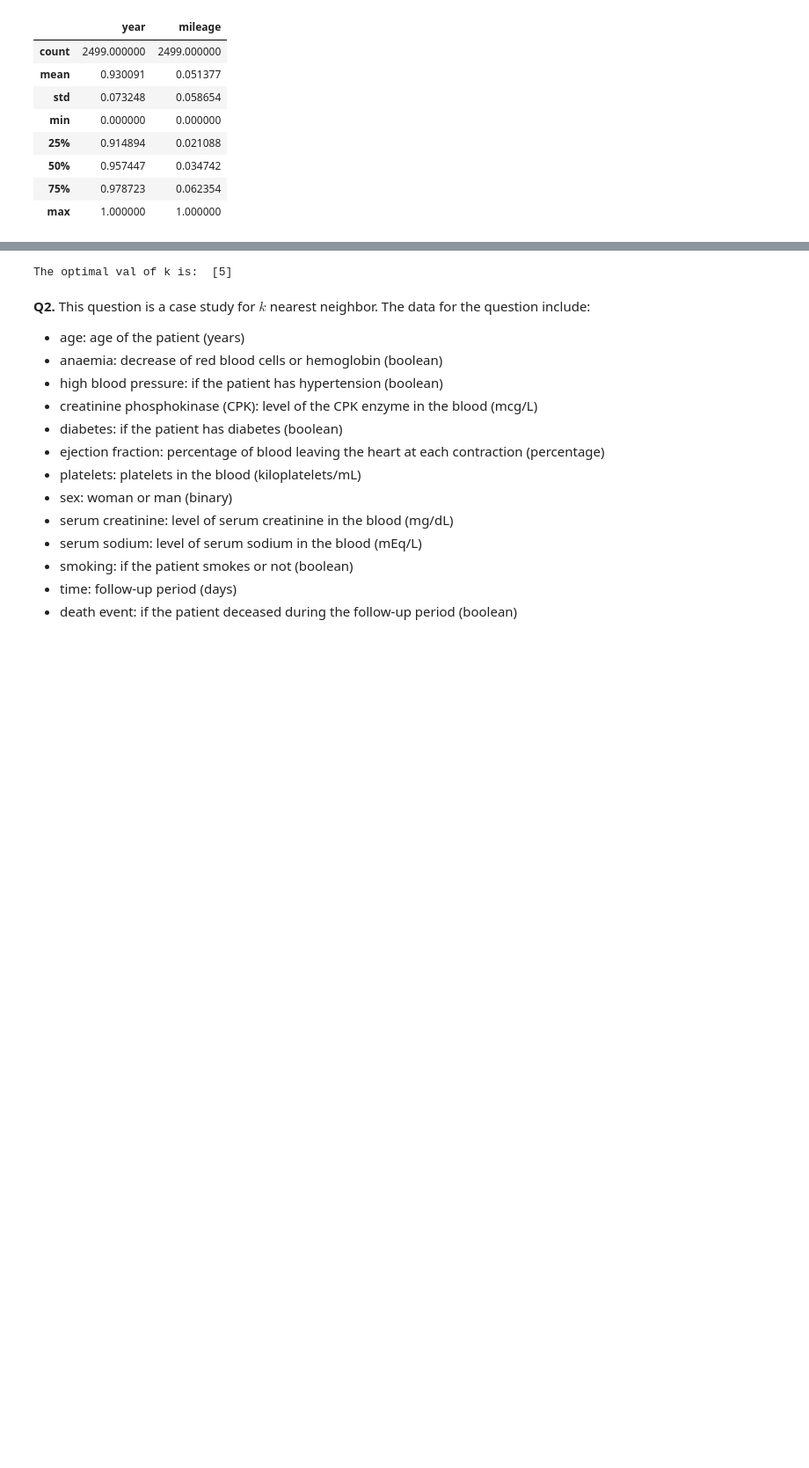
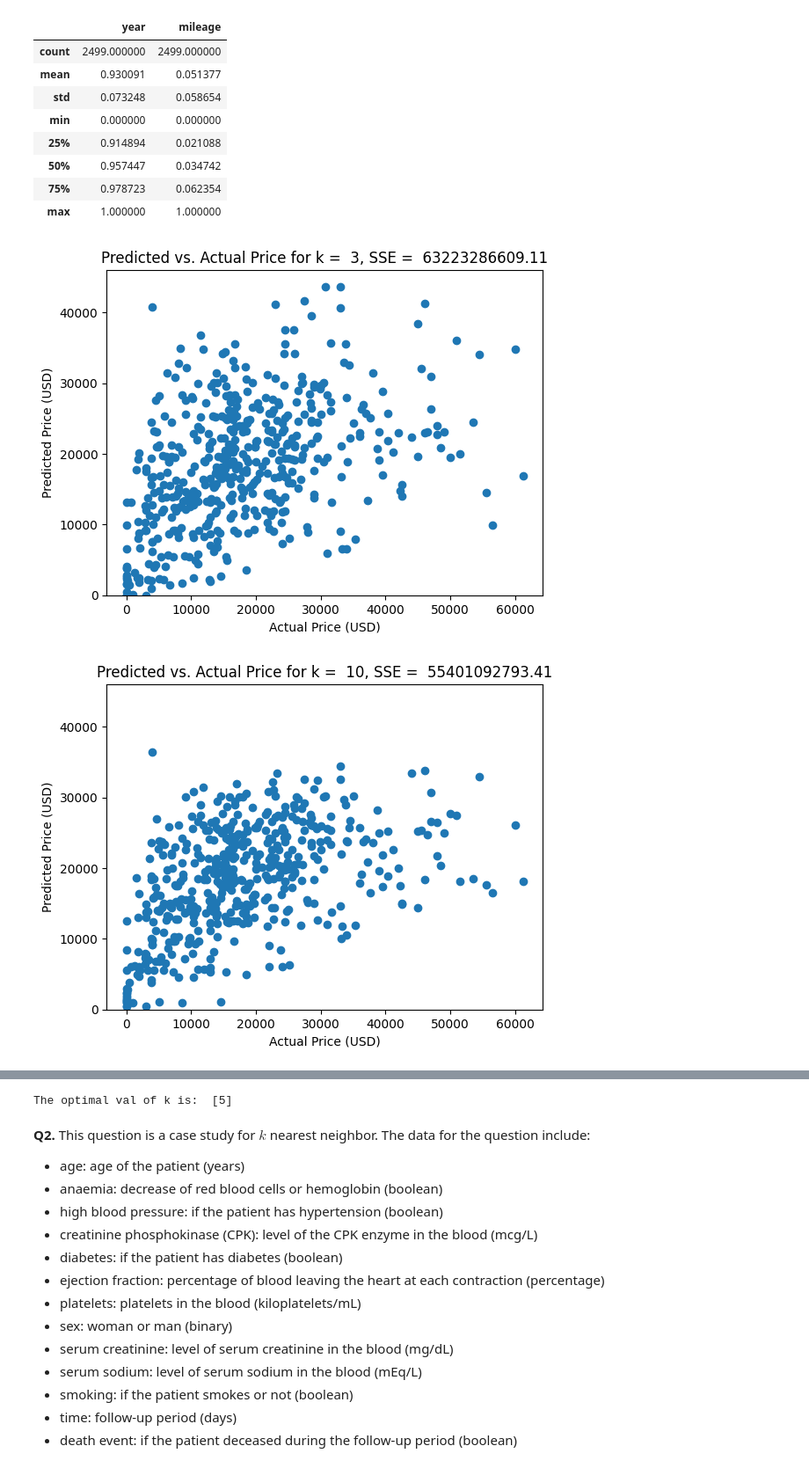
Before and after one commit to vrhughes/knn, a Jupyter notebook: assignment_knn.ipynb, the cells around one changed output, grey strips where cells are left out. Shown: that part at 88% size. Drawn from its saved outputs; the diff is of its cells as text; code cells hidden in the pictures; blank space fills up the shorter version.

```diff
--- a/assignment_knn.ipynb
+++ b/assignment_knn.ipynb
@@ -82,24 +88,34 @@ X_train, X_test, y_train, y_test = train_test_split(feature, price, test_size=0.
 # %%
 # Question 1 Part 4-5: Use the  kNN algorithm and the training data to predict price using year and mileage for the test set for  k=3,10,25,50,100,300
 # For each value of  k, compute the mean squared error and print a scatterplot showing the test value plotted against the predicted value.
 # What patterns do you notice as you increase  k?
 
 k_bar = [3, 10, 25, 50, 100, 300]
 SSE = np.zeros(len(k_bar))
 SSE_on_train = np.zeros(len(k_bar))
 
 for k in range(len(k_bar)):
     model = KNeighborsRegressor(n_neighbors=k_bar[k]) # if pulling list[index] DO NOT ADD 1
     fitted = model.fit(X_train, y_train)
     y_hat = fitted.predict(X_test) # predict vals for test set
     SSE[k] = np.sum( (y_hat-y_test)**2 ) # save computed SEE for test set
-    # y_hat_on_train = fitted.predict(X_train) # same but not for train set
-    # SSE_on_train[k] = np.sum( (y_hat_on_train-y_train)**2 )
+
+    fig, axes = plt.subplots()
+    plt.scatter(y_test,y_hat)
+
+    plt.xlabel('Actual Price (USD)')
+    plt.ylabel('Predicted Price (USD)')
+    rounded_SSE = round(SSE[k],2) # Rounding SSE to the hundredths place
+    plt.title('Predicted vs. Actual Price for k =  ' + str(k_bar[k]) + ', SSE =  ' + str(rounded_SSE))
+    plt.ylim(0,46000)
+    plt.show()
 
 SSE_min = np.min(SSE)
 min_index = np.where(SSE == SSE_min)
 k_star = min_index[0]+1
 print('The optimal val of k is: ', k_star)
 
 # huzzah, now we gotta make some graphs !!
 # %% [output]
+[figure, added]
+[figure, added]
```
Also changed, not shown: parts of 2 cells of this notebook.
